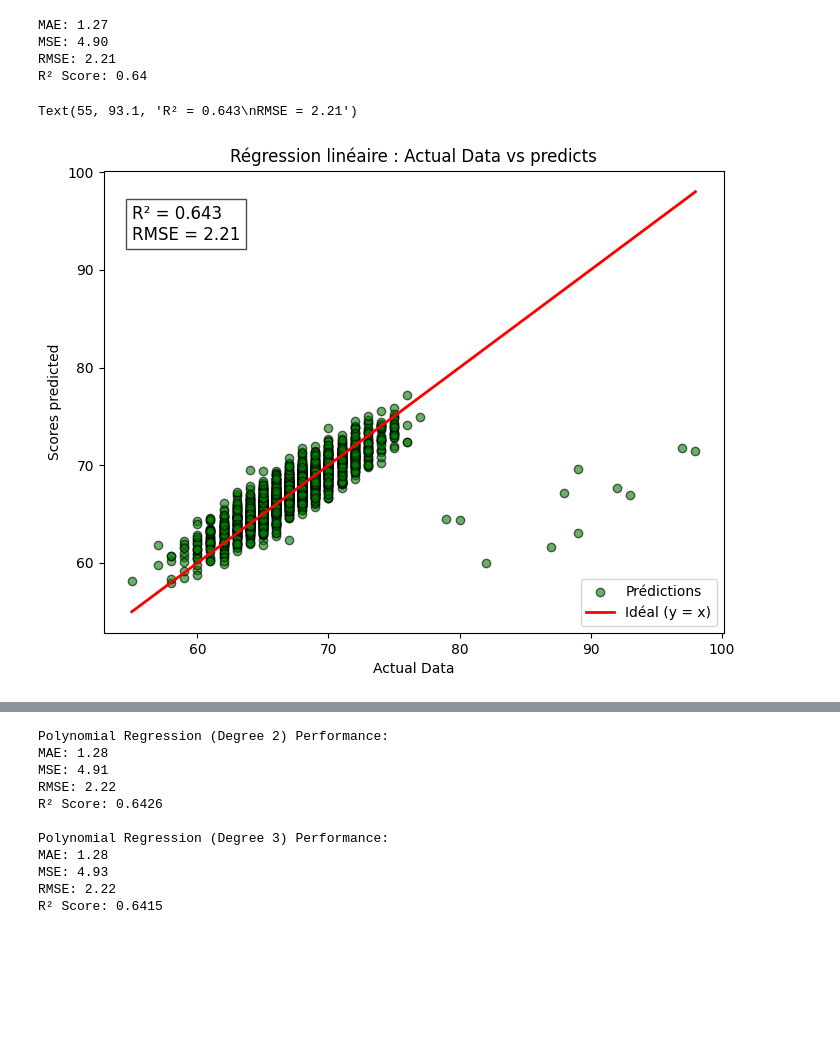
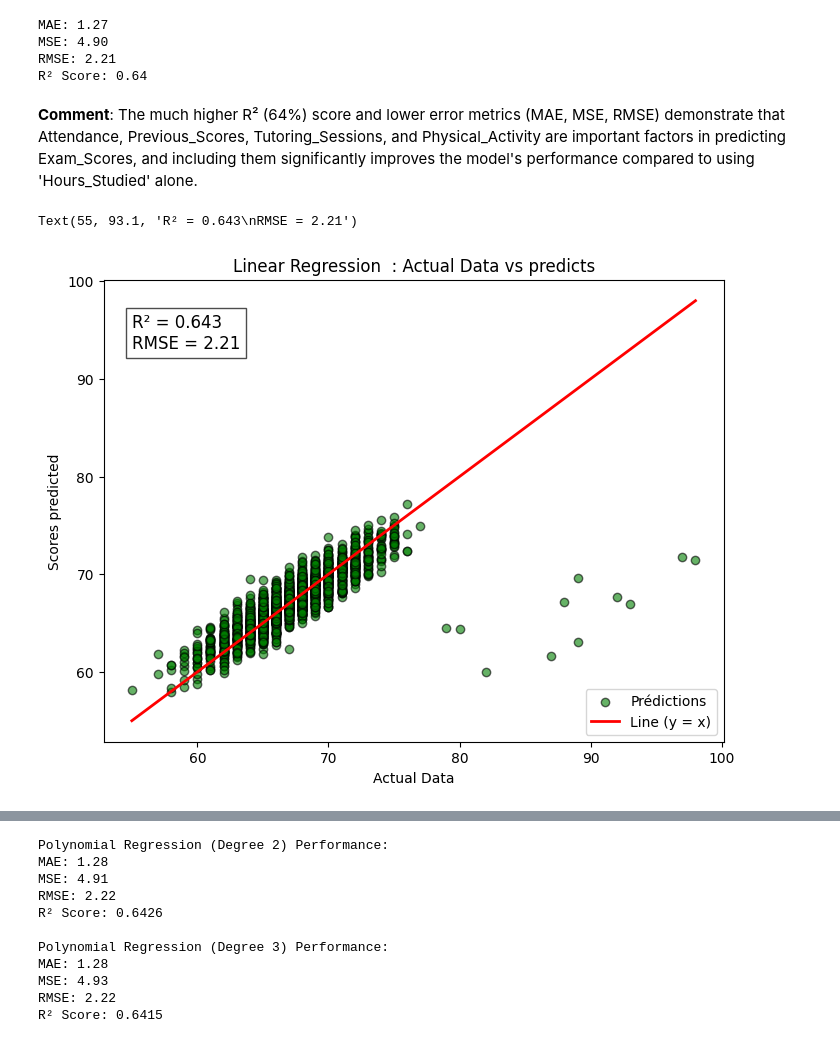
Before and after one commit to Mahamat19/Elovvo_projects, a Jupyter notebook: Task1_Student_Score.ipynb, the cells around one changed output, grey strips where cells are left out. Drawn from its saved outputs; the diff is of its cells as text; code cells hidden in the pictures; blank space fills up the shorter version.

```diff
--- a/Task1_Student_Score.ipynb
+++ b/Task1_Student_Score.ipynb
@@ -329,22 +342,24 @@ MAE: 1.27
 MSE: 4.90
 RMSE: 2.21
 R² Score: 0.64
+# %% [markdown]
+**Comment**: The much higher R² (64%) score and lower error metrics (MAE, MSE, RMSE) demonstrate that Attendance, Previous_Scores, Tutoring_Sessions, and Physical_Activity are important factors in predicting Exam_Scores, and including them significantly improves the model's performance compared to using 'Hours_Studied' alone.
 # %%
 # Scatter Actual Data vs predict with metrics (since there are several variables)
 plt.figure(figsize=(8,6))
 plt.scatter(y_test, y_pred, color='green', alpha=0.6, edgecolors="black", label="Prédictions")
 plt.plot([y_test.min(), y_test.max()], [y_test.min(), y_test.max()],
-         color='red', linewidth=2, label="Idéal (y = x)")
+         color='red', linewidth=2, label="Line (y = x)")
 
 plt.xlabel("Actual Data")
 plt.ylabel("Scores predicted")
-plt.title("Régression linéaire : Actual Data vs predicts")
+plt.title("Linear Regression  : Actual Data vs predicts")
 plt.legend()
 
 # Display metrics
 plt.text(y_test.min(), y_test.max()*0.95,
          f"R² = {linear_r2:.3f}\nRMSE = {linear_rmse:.2f}",
          fontsize=12, bbox=dict(facecolor='white', alpha=0.7))
 # %% [output]
 Text(55, 93.1, 'R² = 0.643\nRMSE = 2.21')
-[figure, old version]
+[figure, new version]
```
Also changed, not shown: parts of 22 cells of this notebook.
